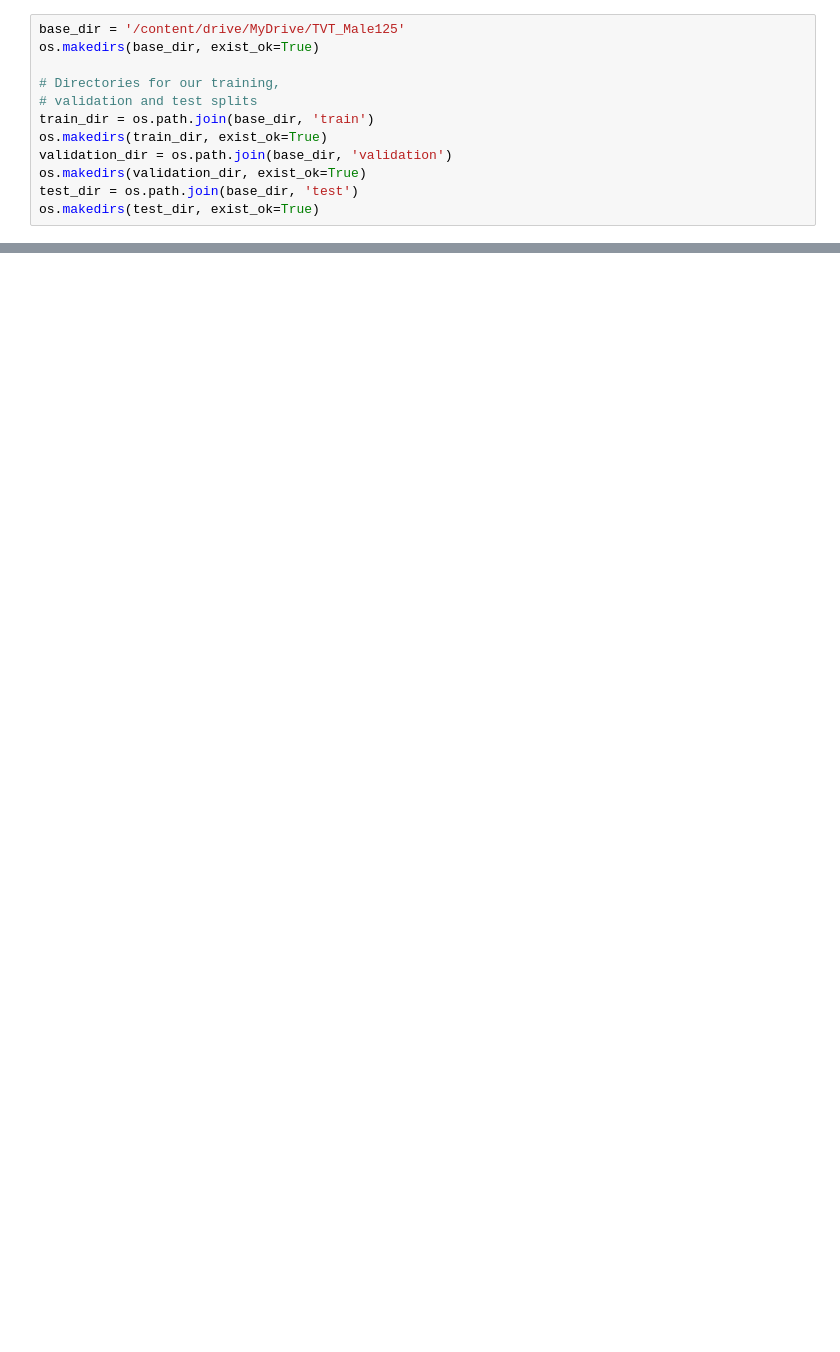
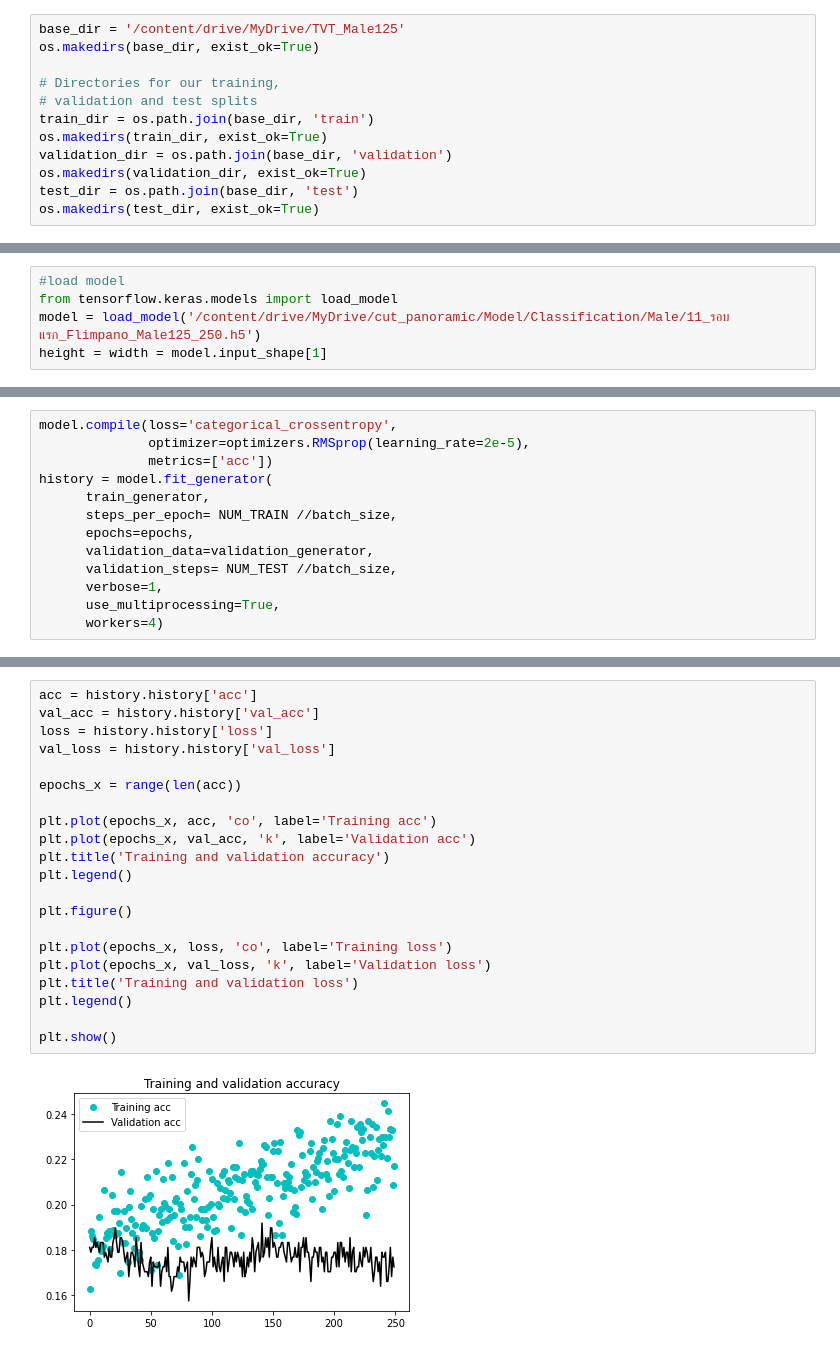
Before and after one commit to Wanita-8943/Project_2023, a Jupyter notebook: M2_Train_Freeze.ipynb, the cells around one changed output, grey strips where cells are left out. Cells and saved outputs as stored; diff of their text form; blank space fills up the shorter version.

Commit message:
M2_Train_Freeze

```diff
--- a/M2_Train_Freeze.ipynb
+++ b/M2_Train_Freeze.ipynb
@@ -76,0 +80,5 @@ os.makedirs(test_dir, exist_ok=True)
+# %%
+#load model
+from tensorflow.keras.models import load_model
+model = load_model('/content/drive/MyDrive/cut_panoramic/Model/Classification/Male/11_รอบแรก_Flimpano_Male125_250.h5')
+height = width = model.input_shape[1]
@@ -281,0 +146,13 @@ Text(0.5, 66.5, 'Predicted label')
+# %%
+model.compile(loss='categorical_crossentropy',
+              optimizer=optimizers.RMSprop(learning_rate=2e-5),
+              metrics=['acc'])
+history = model.fit_generator(
+      train_generator,
+      steps_per_epoch= NUM_TRAIN //batch_size,
+      epochs=epochs,
+      validation_data=validation_generator,
+      validation_steps= NUM_TEST //batch_size,
+      verbose=1,
+      use_multiprocessing=True,
+      workers=4)
@@ -281,0 +177,23 @@ Text(0.5, 66.5, 'Predicted label')
+# %%
+acc = history.history['acc']
+val_acc = history.history['val_acc']
+loss = history.history['loss']
+val_loss = history.history['val_loss']
+
+epochs_x = range(len(acc))
+
+plt.plot(epochs_x, acc, 'co', label='Training acc')
+plt.plot(epochs_x, val_acc, 'k', label='Validation acc')
+plt.title('Training and validation accuracy')
+plt.legend()
+
+plt.figure()
+
+plt.plot(epochs_x, loss, 'co', label='Training loss')
+plt.plot(epochs_x, val_loss, 'k', label='Validation loss')
+plt.title('Training and validation loss')
+plt.legend()
+
+plt.show()
+# %% [output]
+[figure, added]
```
Also changed, not shown: parts of 33 cells of this notebook.
